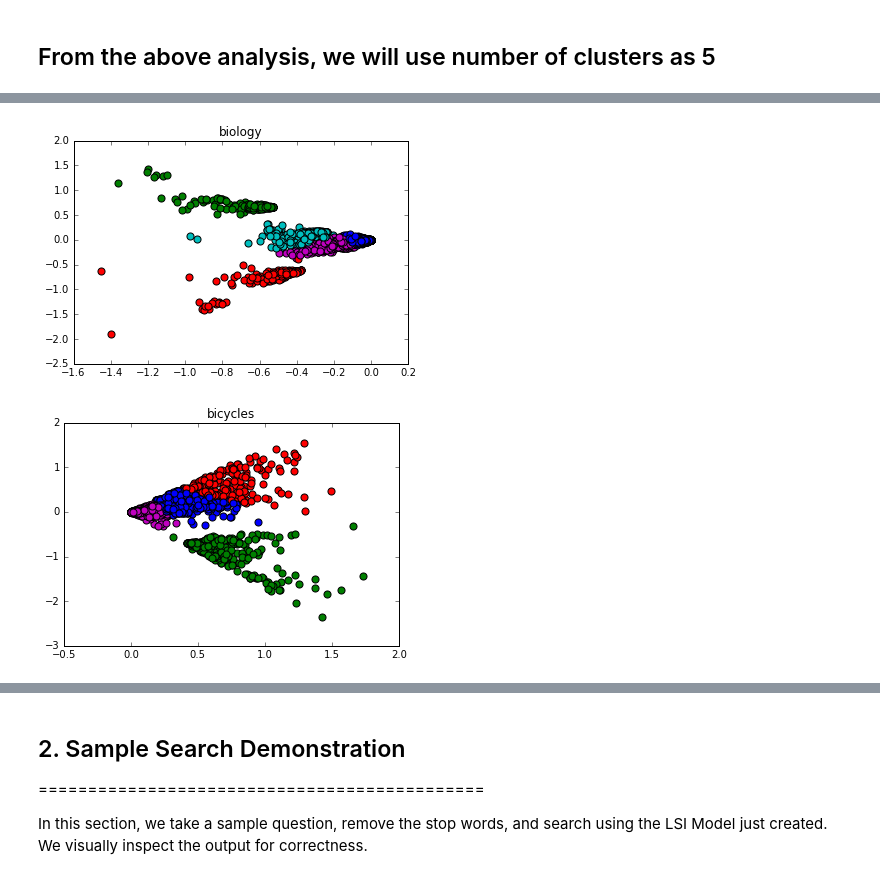
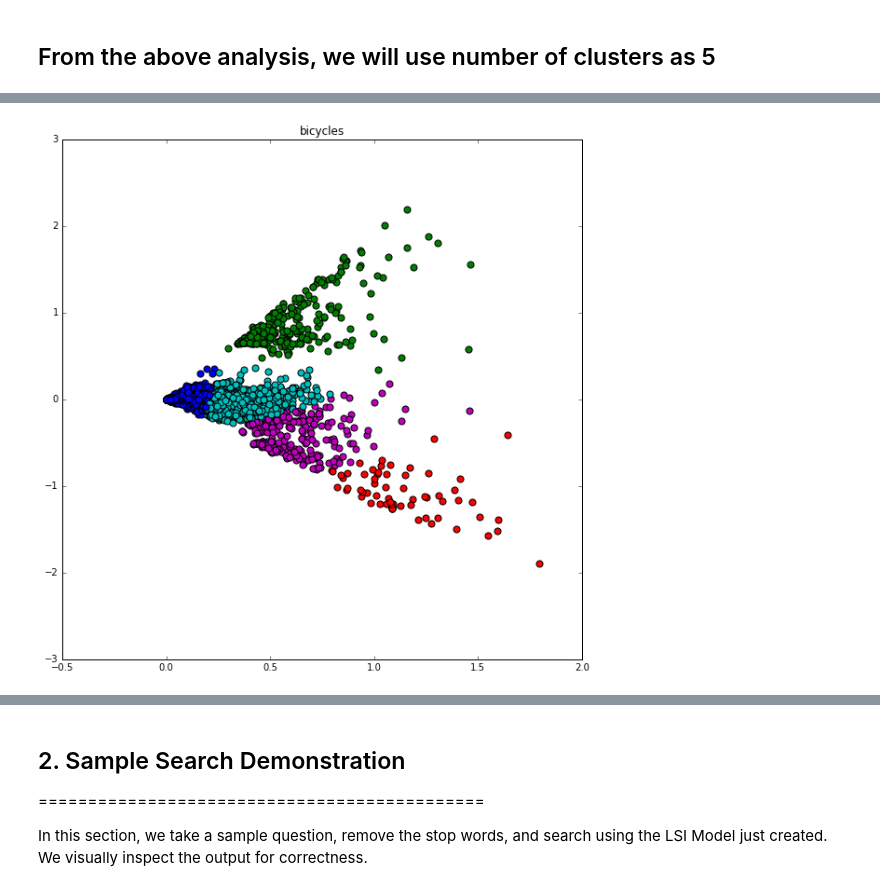
Before and after one commit to dhruvaray/soml, a Jupyter notebook: index.ipynb, the cells around one changed output, grey strips where cells are left out. Saved outputs shown, nothing was run; the diff lists cells and outputs as text; code cells hidden in the pictures.

```diff
--- a/index.ipynb
+++ b/index.ipynb
@@ -364,5 +383,5 @@ def plotWordCloud(site, model, num_topics = None, num_words=6):
     plt.show()
 # %%
 for site in SITES:
-  plotWordCloud(site, LsiModels[site], 6)
+  plotWordCloud(site, LsiModels[site], 3)
 # %% [output]
@@ -384,6 +408,9 @@ for site in SITES:
         if 2 == len(vector):
             #'1 2; 3 4' => 2 X 2
             D = D + `round(vector[0][1],4)` + ' ' + `round(vector[1][1],4)` + ';'
+        else:
+            print(vector)
+
 
     X[site] = np.matrix(D[:-1])
 
@@ -421,0 +457,13 @@ for site in SITES:
+# %%
+NUM_TOPICS = {}
+NUM_TOPICS[SITE1] = 5
+NUM_TOPICS[SITE2] = 5
+# %%
+fig = plt.figure(figsize=(8, 8))
+kmeans = KMeans(NUM_TOPICS[SITE1]).fit(X[SITE1])
+labels = kmeans.labels_
+colors = ["b", "g", "r", "m", "c", "p", "y"] #Not expecting more than 5 for the data size
+for i in range(X[SITE1].shape[0]):
+    plt.scatter(X[SITE1][i,0] ,X[SITE1][i,1], c=colors[labels[i]], s=50)
+plt.title(SITE1)
+plt.show()
@@ -422,20 +502,11 @@ for site in SITES:
 # %%
-NUM_TOPICS = {}
-NUM_TOPICS[SITE1] = 5
-NUM_TOPICS[SITE2] = 4
-
-#plotId = 1
-
-for site in SITES:
-    kmeans = KMeans(NUM_TOPICS[site]).fit(X[site])
-    y = kmeans.labels_
-    colors = ["b", "g", "r", "m", "c", "p", "y"] #Not expecting more than 5 for the data size
-    #plt.subplot(120+plotId)
-    for i in range(X[site].shape[0]):
-        plt.scatter(X[site][i,0] ,X[site][i,1], c=colors[y[i]], s=50)
-    plt.title(site)
-    plt.show()
-    #plotId +=1
+fig = plt.figure(figsize=(10, 10))
+kmeans = KMeans(NUM_TOPICS[SITE2]).fit(X[SITE2])
+y = kmeans.labels_
+colors = ["b", "g", "r", "m", "c", "p", "y"] #Not expecting more than 5 for the data size
+for i in range(X[SITE2].shape[0]):
+    plt.scatter(X[SITE2][i,0] ,X[SITE2][i,1], c=colors[y[i]], s=50)
+plt.title(SITE2)
+plt.show()
 # %% [output]
-[figure, old version]
+[figure, new version]
-[figure, removed]
```
Also changed, not shown: parts of 24 cells of this notebook.
